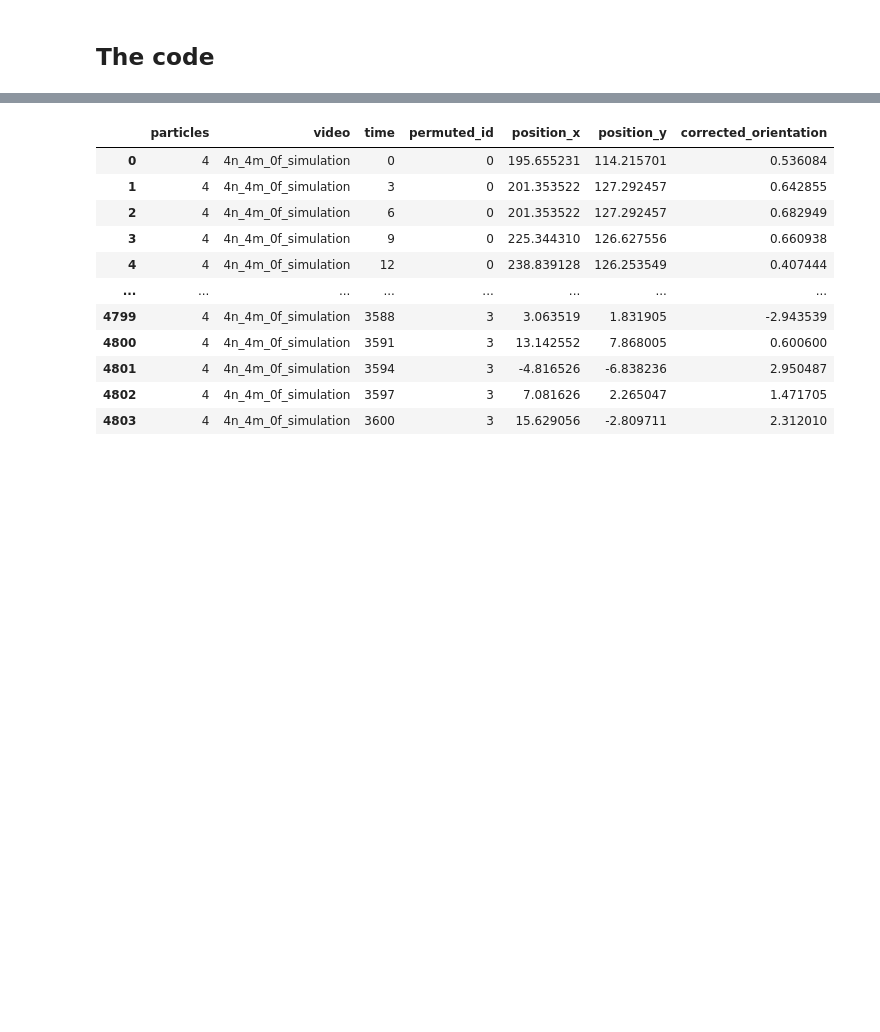
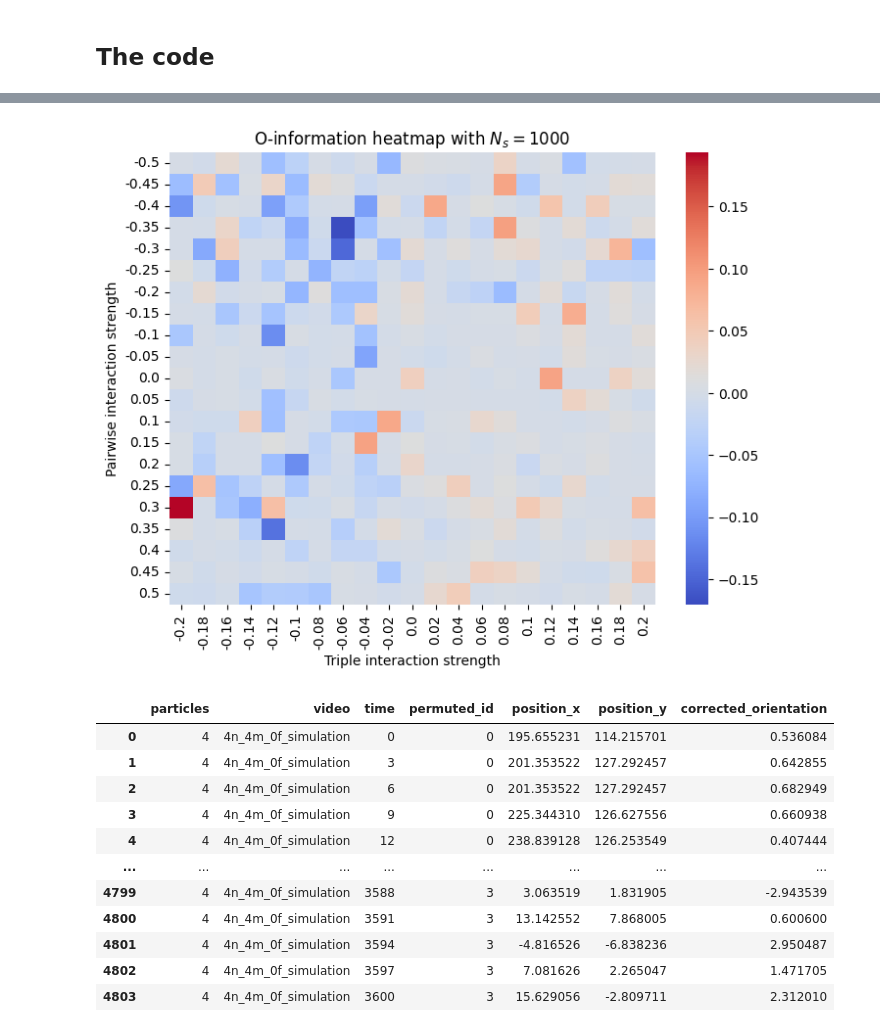
Before and after one commit to fsabrilb/High_Order_Interactions, a Jupyter notebook: simulate_hoi/scripts/Pairs-Triplets_v1.ipynb, the cells around one changed output, grey strips where cells are left out. Saved outputs shown, nothing was run; the diff lists cells and outputs as text; code cells hidden in the pictures; blank space fills up the shorter version.

Commit message:
feat: Updated plots with correct legends

```diff
--- a/simulate_hoi/scripts/Pairs-Triplets_v1.ipynb
+++ b/simulate_hoi/scripts/Pairs-Triplets_v1.ipynb
@@ -286,3 +345,35 @@ Hello from the pygame community. https://www.pygame.org/contribute.html
+# %%
+import seaborn as sns
+import matplotlib.pyplot as plt
+
+# Create pivot for heatmap
+results_df = results[["F2", "F3", "oinfo_distance"]].drop_duplicates()
+results_df["F2"] = results_df["F2"].round(3)
+results_df["F3"] = results_df["F3"].round(3)
+pivot = results_df.pivot(index="F2", columns="F3", values="oinfo_distance")
+
+# Plot heatmap
+plt.figure(figsize=(8,6))
+sns.heatmap(pivot, cmap="coolwarm", annot=False, fmt=".2f")
+plt.xlabel("Triple interaction strength")
+plt.ylabel("Pairwise interaction strength")
+plt.title("O-information heatmap with $N_s={}$".format(simulation_duration))
+plt.show()
+
+# plt.imshow(
+#     pivot.values,
+#     origin="lower",
+#     cmap="coolwarm",
+#     interpolation="bicubic",  # gives smooth appearance
+#     extent=[pivot.columns.min(), pivot.columns.max(), pivot.index.min(), pivot.index.max()]
+# )
+# plt.colorbar(label="O-information")
+# plt.xlabel("Triple interaction strength")
+# plt.ylabel("Pairwise interaction strength")
+# plt.title("O-information heatmap (smooth)")
+# plt.show()
+# %% [output]
+[figure, added]
 # %%
 # Arrange final dataframe
 video = str(num_particles) + "n_" + str(num_particles) + "m_0f_simulation"
```
Also changed, not shown: parts of 1 cell of this notebook, 4 other files.
